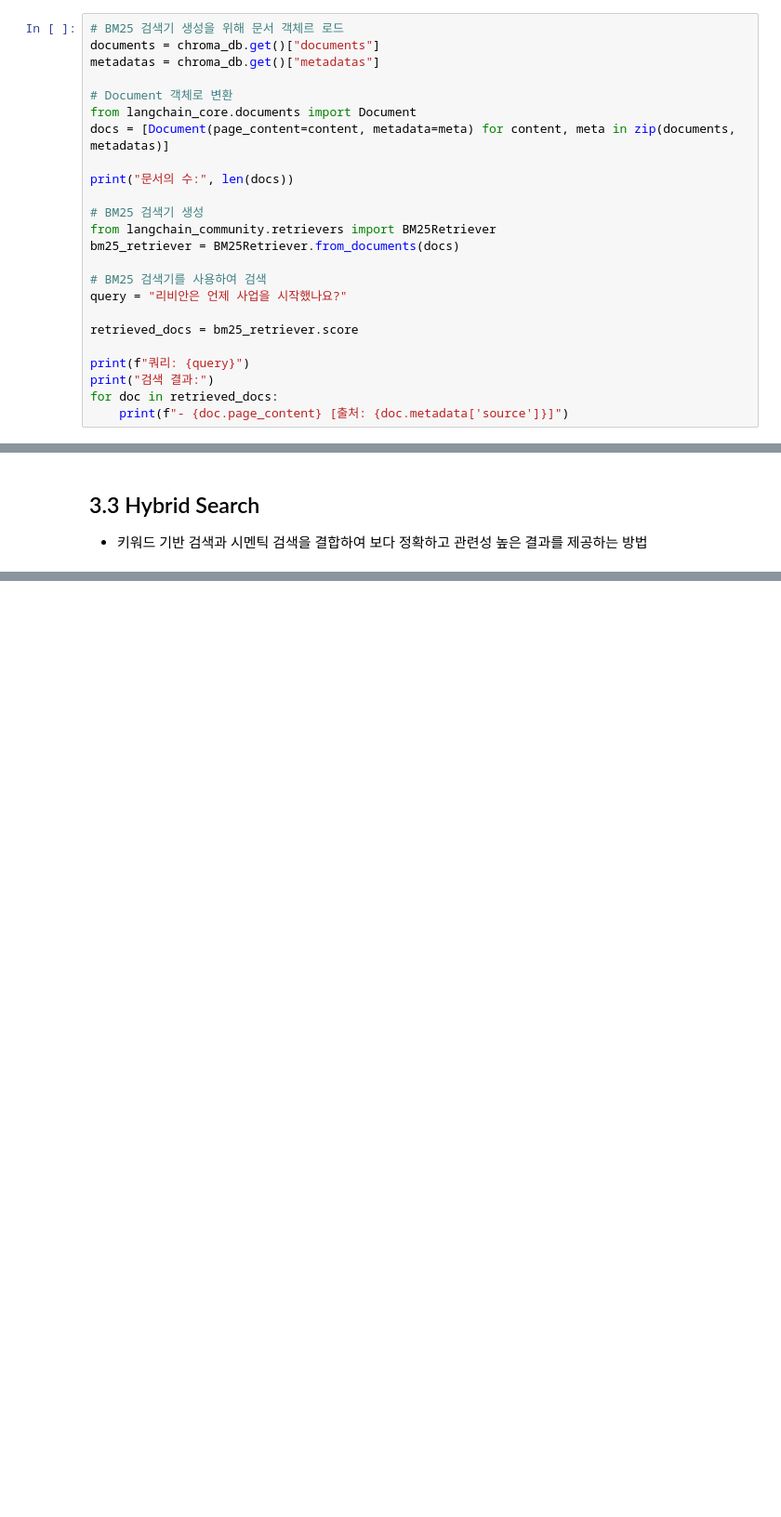
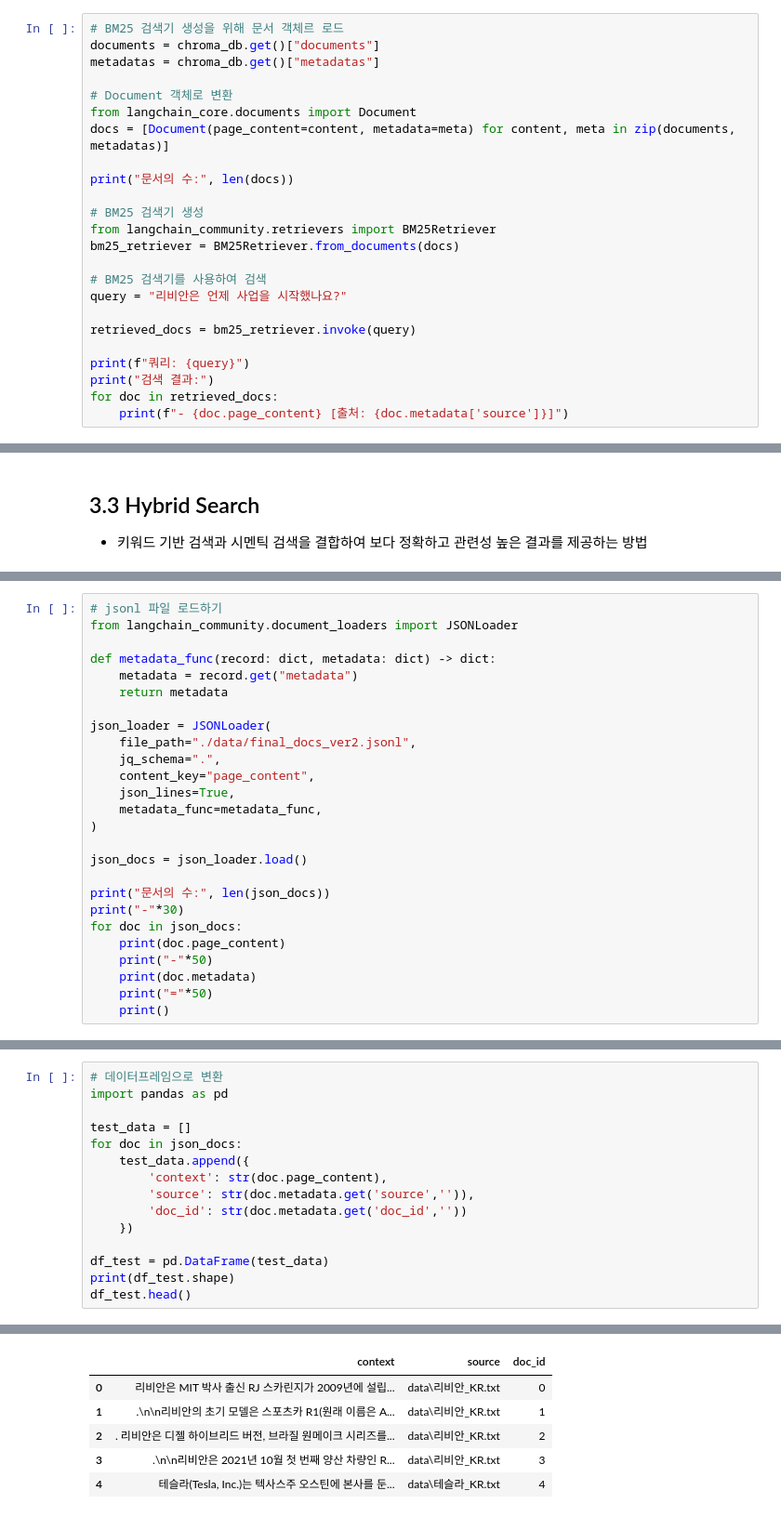
Before and after one commit to focandlol/study, a Jupyter notebook: langchain/LangChain_004_Vectorstore_Retrieval.ipynb, the cells around one changed output, grey strips where cells are left out. Shown: that part at 93% size. Cells and saved outputs as stored; diff of their text form; blank space fills up the shorter version.

```diff
--- a/langchain/LangChain_004_Vectorstore_Retrieval.ipynb
+++ b/langchain/LangChain_004_Vectorstore_Retrieval.ipynb
@@ -749,7 +749,7 @@ bm25_retriever = BM25Retriever.from_documents(docs)
 # BM25 검색기를 사용하여 검색
 query = "리비안은 언제 사업을 시작했나요?"
 
-retrieved_docs = bm25_retriever.score
+retrieved_docs = bm25_retriever.invoke(query)
 
 print(f"쿼리: {query}")
 print("검색 결과:")
@@ -935,0 +987,26 @@ for doc in retrieved_docs:
+# %%
+# jsonl 파일 로드하기
+from langchain_community.document_loaders import JSONLoader
+
+def metadata_func(record: dict, metadata: dict) -> dict:
+    metadata = record.get("metadata")
+    return metadata
+
+json_loader = JSONLoader(
+    file_path="./data/final_docs_ver2.jsonl",
+    jq_schema=".",
+    content_key="page_content",
+    json_lines=True,
+    metadata_func=metadata_func,
+)
+
+json_docs = json_loader.load()
+
+print("문서의 수:", len(json_docs))
+print("-"*30)
+for doc in json_docs:
+    print(doc.page_content)
+    print("-"*50)
+    print(doc.metadata)
+    print("="*50)
+    print()
@@ -935,0 +1031,16 @@ for doc in retrieved_docs:
+# %%
+# 데이터프레임으로 변환
+import pandas as pd
+
+test_data = []
+for doc in json_docs:
+    test_data.append({
+        'context': str(doc.page_content),
+        'source': str(doc.metadata.get('source','')),
+        'doc_id': str(doc.metadata.get('doc_id',''))
+    })
+
+df_test = pd.DataFrame(test_data)
+print(df_test.shape)
+df_test.head()
+# %% [output]
@@ -935,0 +1048,6 @@ for doc in retrieved_docs:
+|  | context | source | doc_id |
+| 0 | 리비안은 MIT 박사 출신 RJ 스카린지가 2009년에 설립... | data\리비안_KR.txt | 0 |
+| 1 | .\n\n리비안의 초기 모델은 스포츠카 R1(원래 이름은 A... | data\리비안_KR.txt | 1 |
+| 2 | . 리비안은 디젤 하이브리드 버전, 브라질 원메이크 시리즈를... | data\리비안_KR.txt | 2 |
+| 3 | .\n\n리비안은 2021년 10월 첫 번째 양산 차량인 R... | data\리비안_KR.txt | 3 |
+| 4 | 테슬라(Tesla, Inc.)는 텍사스주 오스틴에 본사를 둔... | data\테슬라_KR.txt | 4 |
```
Also changed, not shown: parts of 40 cells of this notebook.
